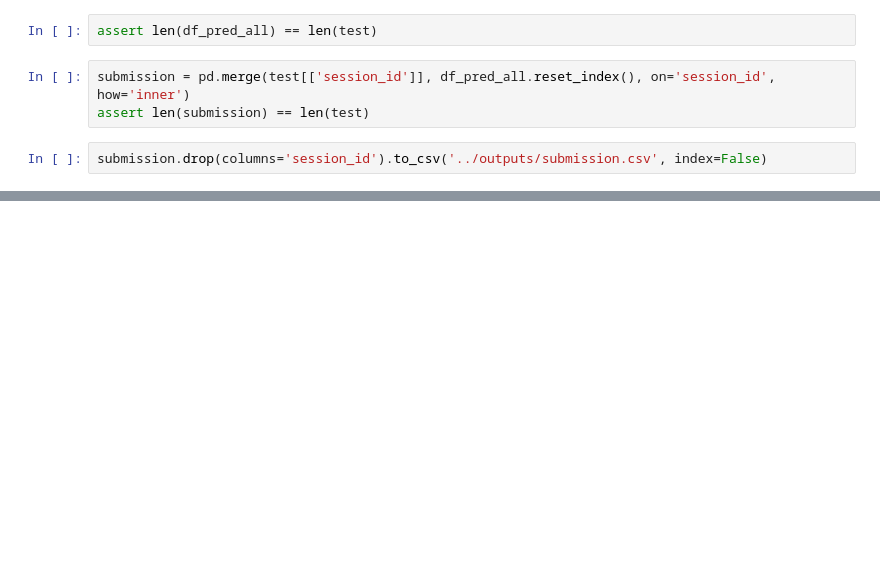
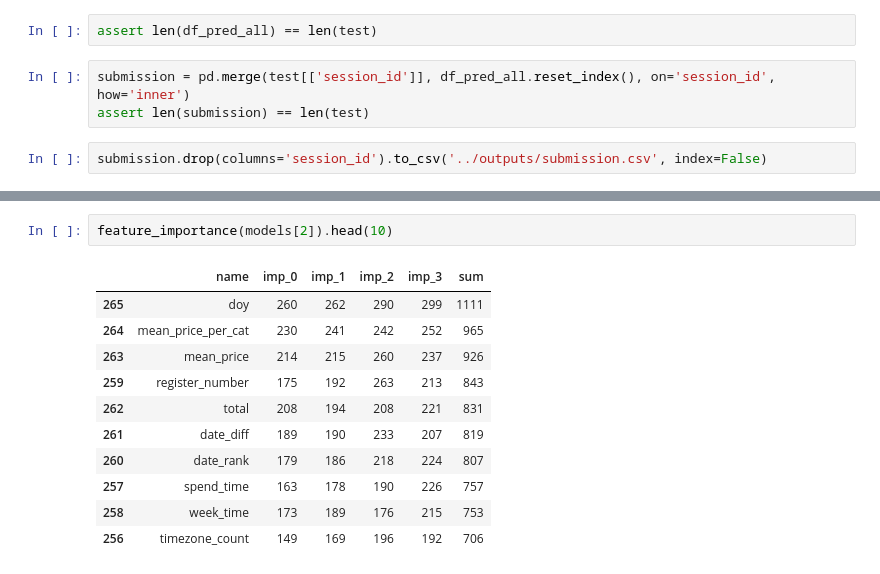
Before and after one commit to yumehara/atmacup9, a Jupyter notebook: notebooks/trial.ipynb, the cells around one changed output, grey strips where cells are left out. Drawn from its saved outputs; the diff is of its cells as text; blank space fills up the shorter version.

```diff
--- a/notebooks/trial.ipynb
+++ b/notebooks/trial.ipynb
@@ -826,0 +880,14 @@ submission.drop(columns='session_id').to_csv('../outputs/submission.csv', index=
+# %%
+feature_importance(models[2]).head(10)
+# %% [output]
+|  | name | imp_0 | imp_1 | imp_2 | imp_3 | sum |
+| 265 | doy | 260 | 262 | 290 | 299 | 1111 |
+| 264 | mean_price_per_cat | 230 | 241 | 242 | 252 | 965 |
+| 263 | mean_price | 214 | 215 | 260 | 237 | 926 |
+| 259 | register_number | 175 | 192 | 263 | 213 | 843 |
+| 262 | total | 208 | 194 | 208 | 221 | 831 |
+| 261 | date_diff | 189 | 190 | 233 | 207 | 819 |
+| 260 | date_rank | 179 | 186 | 218 | 224 | 807 |
+| 257 | spend_time | 163 | 178 | 190 | 226 | 757 |
+| 258 | week_time | 173 | 189 | 176 | 215 | 753 |
+| 256 | timezone_count | 149 | 169 | 196 | 192 | 706 |
```
Also changed, not shown: parts of 26 cells of this notebook.
